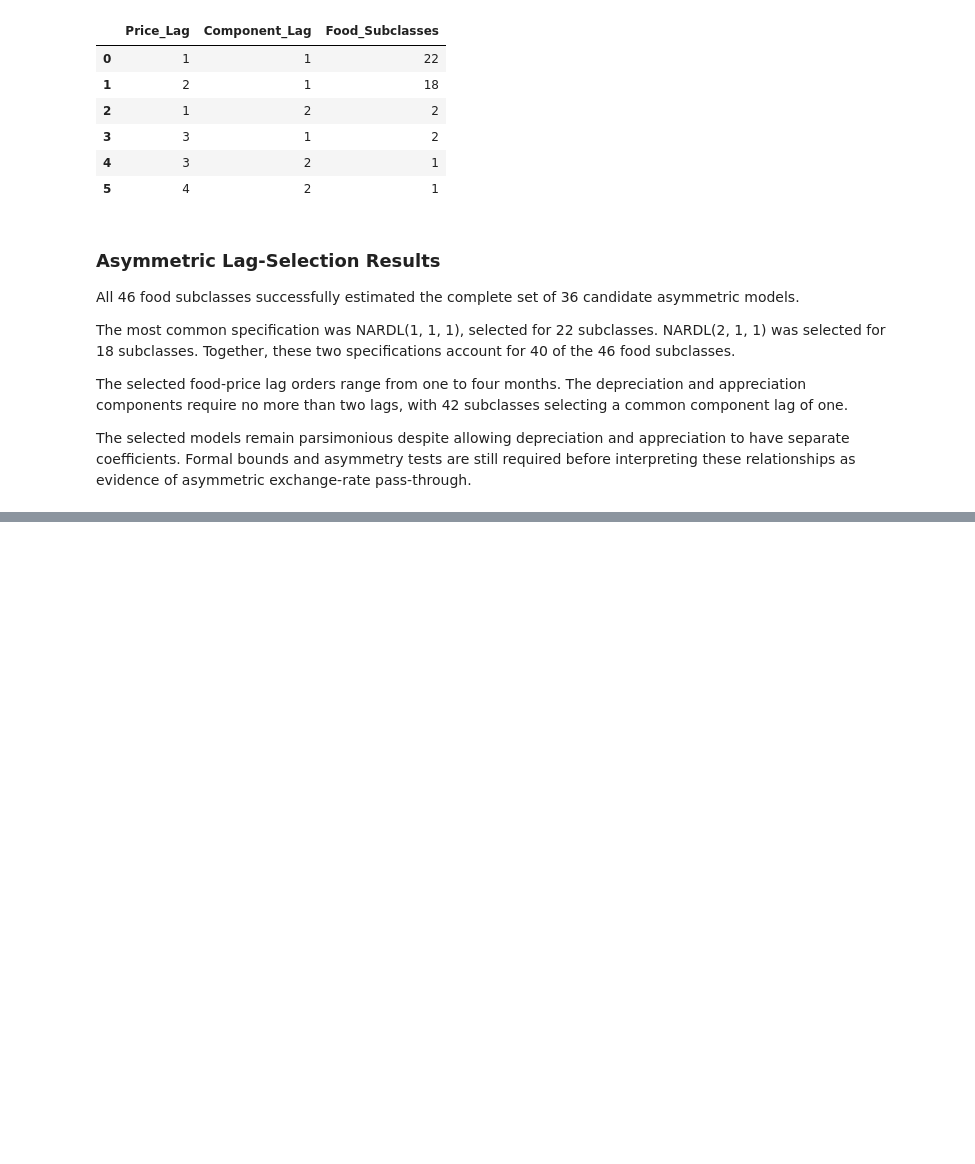
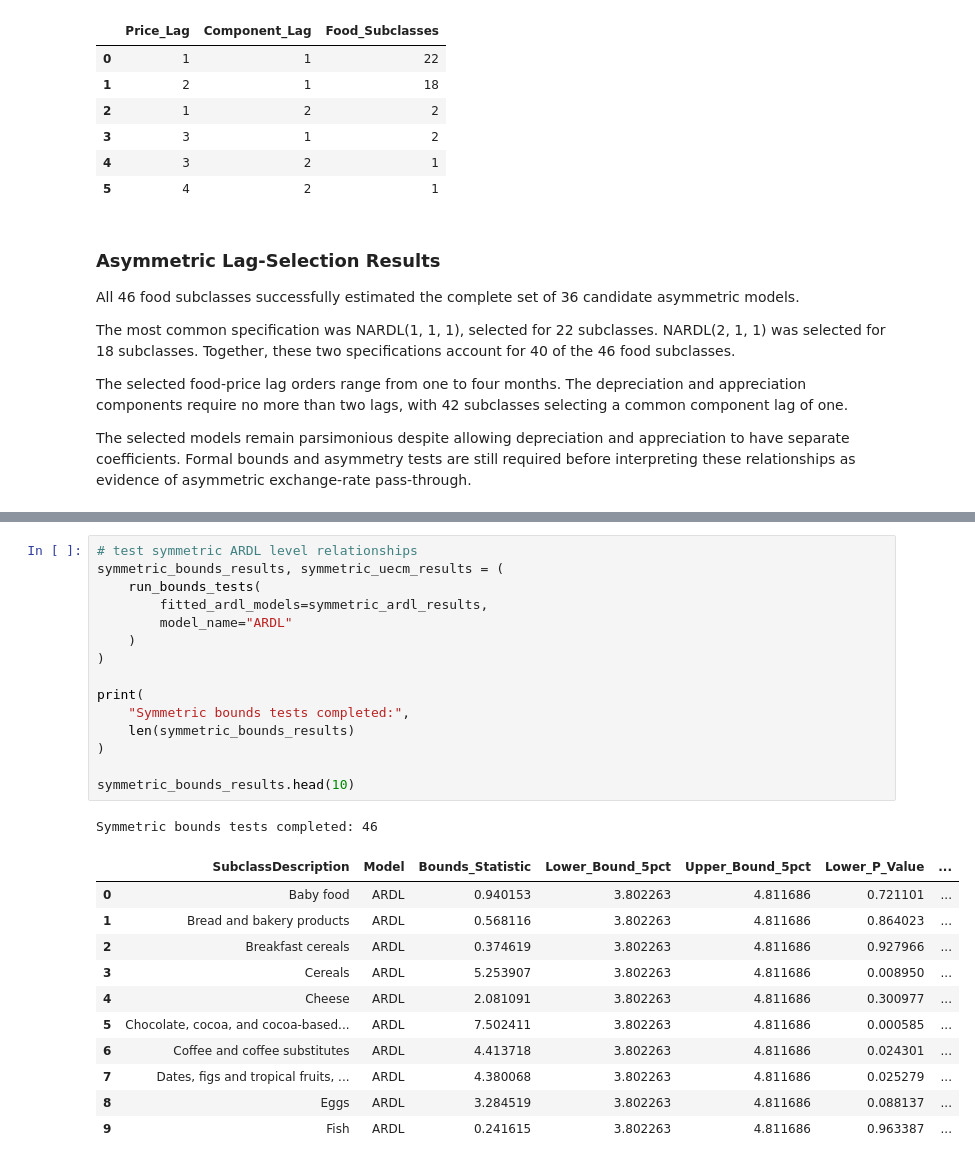
Before and after one commit to MasindiManaga/ERPT_ML_Research, a Jupyter notebook: notebooks/06_Econometric_Modelling.ipynb, the cells around one changed output, grey strips where cells are left out. Saved outputs shown, nothing was run; the diff lists cells and outputs as text; blank space fills up the shorter version.

Commit message:
Initial Bounds Test

```diff
--- a/notebooks/06_Econometric_Modelling.ipynb
+++ b/notebooks/06_Econometric_Modelling.ipynb
@@ -1289,0 +1483,28 @@ The selected models remain parsimonious despite allowing depreciation and apprec
+# %%
+# test symmetric ARDL level relationships
+symmetric_bounds_results, symmetric_uecm_results = (
+    run_bounds_tests(
+        fitted_ardl_models=symmetric_ardl_results,
+        model_name="ARDL"
+    )
+)
+
+print(
+    "Symmetric bounds tests completed:",
+    len(symmetric_bounds_results)
+)
+
+symmetric_bounds_results.head(10)
+# %% [output]
+Symmetric bounds tests completed: 46
+|  | SubclassDescription | Model | Bounds_Statistic | Lower_Bound_5pct | Upper_Bound_5pct | Lower_P_Value | ... |
+| 0 | Baby food | ARDL | 0.940153 | 3.802263 | 4.811686 | 0.721101 | ... |
+| 1 | Bread and bakery products | ARDL | 0.568116 | 3.802263 | 4.811686 | 0.864023 | ... |
+| 2 | Breakfast cereals | ARDL | 0.374619 | 3.802263 | 4.811686 | 0.927966 | ... |
+| 3 | Cereals | ARDL | 5.253907 | 3.802263 | 4.811686 | 0.008950 | ... |
+| 4 | Cheese | ARDL | 2.081091 | 3.802263 | 4.811686 | 0.300977 | ... |
+| 5 | Chocolate, cocoa, and cocoa-based... | ARDL | 7.502411 | 3.802263 | 4.811686 | 0.000585 | ... |
+| 6 | Coffee and coffee substitutes | ARDL | 4.413718 | 3.802263 | 4.811686 | 0.024301 | ... |
+| 7 | Dates, figs and tropical fruits, ... | ARDL | 4.380068 | 3.802263 | 4.811686 | 0.025279 | ... |
+| 8 | Eggs | ARDL | 3.284519 | 3.802263 | 4.811686 | 0.088137 | ... |
+| 9 | Fish | ARDL | 0.241615 | 3.802263 | 4.811686 | 0.963387 | ... |
```
Also changed, not shown: parts of 9 cells of this notebook.
